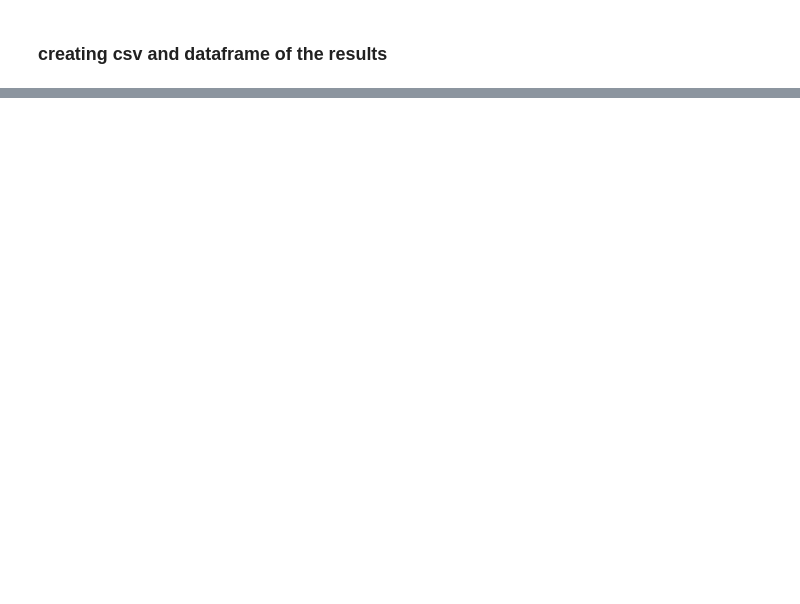
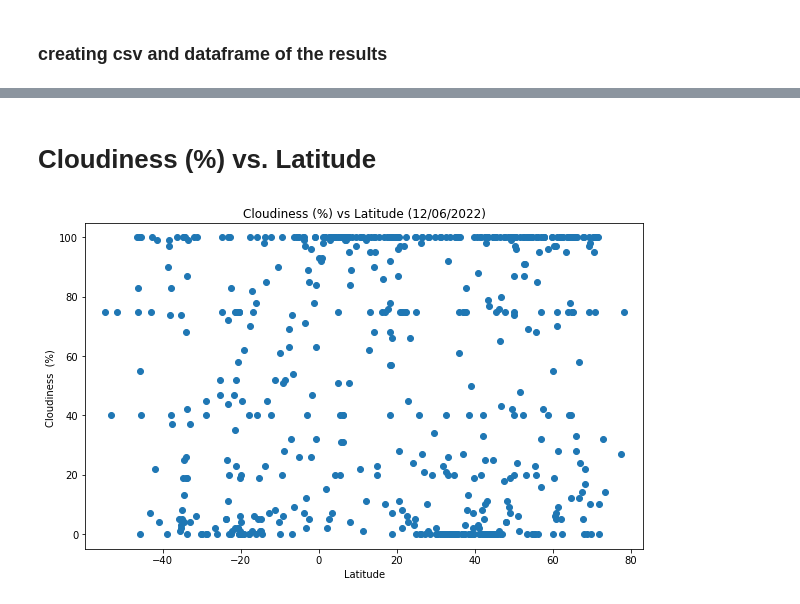
Before and after one commit to 0samvuong/python-api-challenge, a Jupyter notebook: WeatherPy/WeatherPy.ipynb, the cells around one changed output, grey strips where cells are left out. Cells and saved outputs as stored; diff of their text form; code cells hidden in the pictures; blank space fills up the shorter version.

```diff
--- a/WeatherPy/WeatherPy.ipynb
+++ b/WeatherPy/WeatherPy.ipynb
@@ -192,0 +250,15 @@ weather_json
+# %% [markdown]
+# Cloudiness (%) vs. Latitude
+# %%
+plt.figure(figsize=(10, 6))
+plt.xlim((min(lat_values) - 5),(max(lat_values) + 5))
+plt.ylim((min(cloudiness_values) - 5),(max(cloudiness_values) + 5))
+
+plt.xlabel('Latitude')
+plt.ylabel('Cloudiness  (%) ')
+plt.title("Cloudiness (%) vs Latitude (12/06/2022)")
+
+plt.scatter(lat_values,cloudiness_values)
+plt.savefig("output_images/Cloudiness (%) vs Latitude.png")
+# %% [output]
+[figure, added]
```
Also changed, not shown: parts of 40 cells of this notebook, 19 other files.
